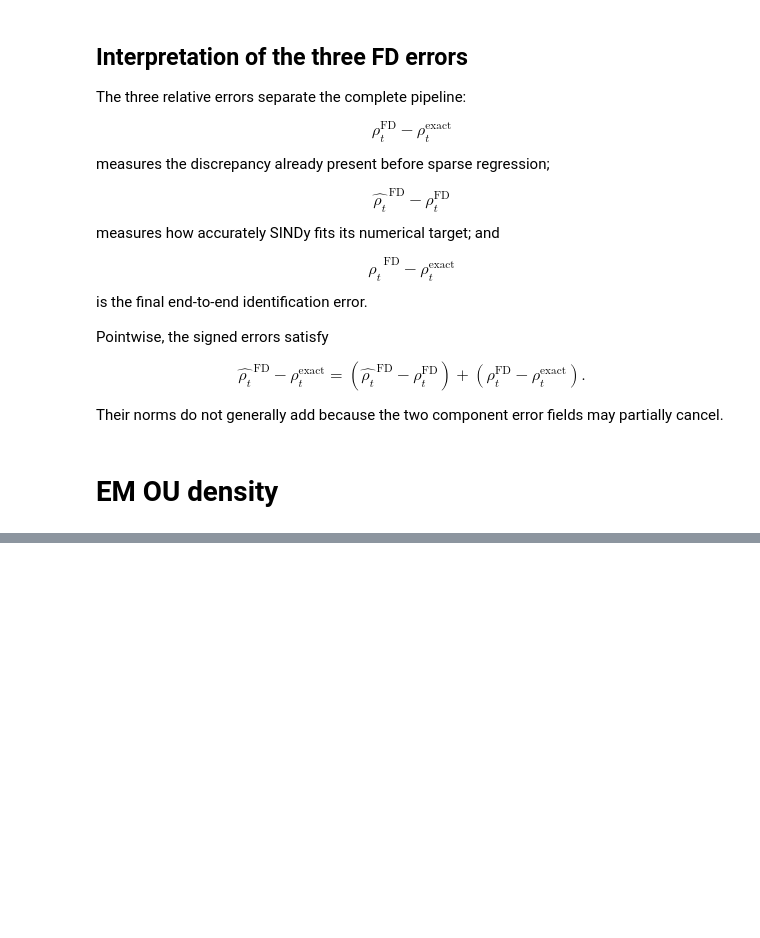
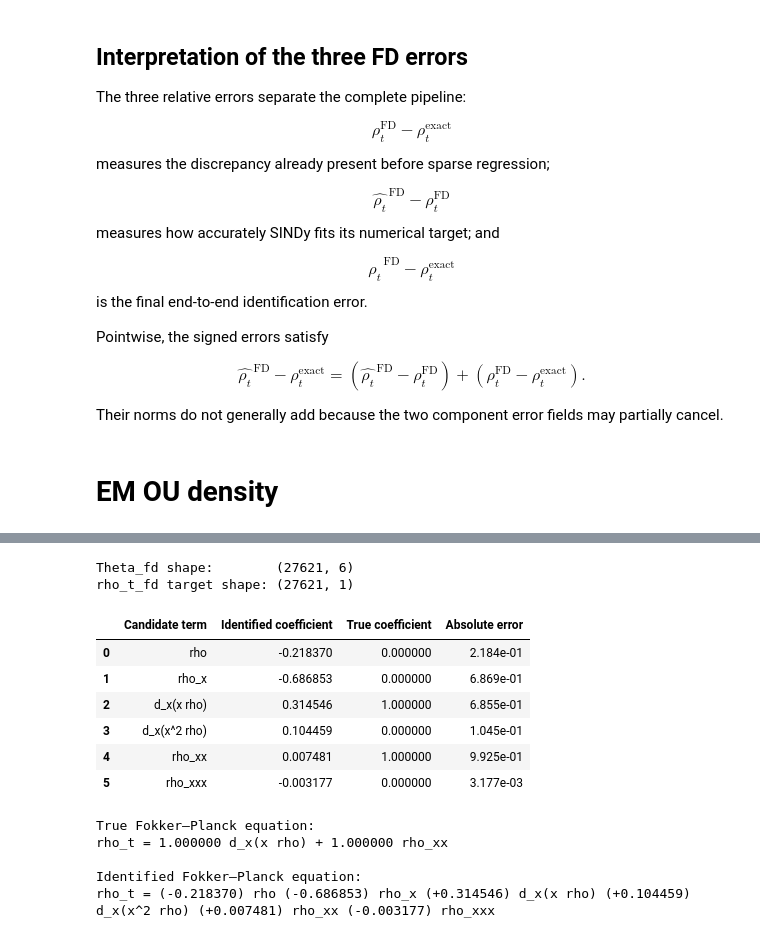
Before and after one commit to Nickkklos/URSS_2026, a Jupyter notebook: week_4_exact_fd_corrected.ipynb, the cells around one changed output, grey strips where cells are left out. Cells and saved outputs as stored; diff of their text form; code cells hidden in the pictures; blank space fills up the shorter version.

```diff
--- a/week_4_exact_fd_corrected.ipynb
+++ b/week_4_exact_fd_corrected.ipynb
@@ -1087,0 +1296,76 @@ from ou_em import solve_ou_em
+# %%
+# ============================================================
+# 3.8 Interior fitting region and sparse regression
+# ============================================================
+
+space_slice_em = slice(4, -4)
+time_slice_em = slice(2, -2)
+
+Theta_em = np.column_stack([
+    field[space_slice_em, time_slice_em].ravel()
+    for field in candidate_fields_em.values()
+])
+
+rho_t_em_vector = rho_t_em[
+    space_slice_em,
+    time_slice_em,
+].ravel().reshape(-1, 1)
+
+optimizer_em = ps.STLSQ(
+    threshold=0.1,
+    alpha=1e-10,
+    max_iter=50,
+    normalize_columns=True,
+)
+
+optimizer_em.fit(
+    Theta_em,
+    rho_t_em_vector,
+)
+
+coefficients_em = optimizer_em.coef_.reshape(-1)
+
+print("Theta_fd shape:       ", Theta_em.shape)
+print("rho_t_fd target shape:", rho_t_em_vector.shape)
+# %% [output]
+Theta_fd shape:        (27621, 6)
+rho_t_fd target shape: (27621, 1)
+# %%
+# ============================================================
+# 3.9 Identified EM-data coefficients and PDE
+# ============================================================
+
+coefficient_table_em = pd.DataFrame({
+    "Candidate term": feature_names_em,
+    "Identified coefficient": coefficients_em,
+    "True coefficient": true_coefficients_em,
+    "Absolute error": np.abs(
+        coefficients_em - true_coefficients_em
+    ),
+})
+
+display(
+    coefficient_table_em.style.format({
+        "Identified coefficient": "{:.6f}",
+        "True coefficient": "{:.6f}",
+        "Absolute error": "{:.3e}",
+    })
+)
+
+print_identified_equation(
+    feature_names_em,
+    coefficients_em,
+)
+# %% [output]
+|  | Candidate term | Identified coefficient | True coefficient | Absolute error |
+| 0 | rho | -0.218370 | 0.000000 | 2.184e-01 |
+| 1 | rho_x | -0.686853 | 0.000000 | 6.869e-01 |
+| 2 | d_x(x rho) | 0.314546 | 1.000000 | 6.855e-01 |
+| 3 | d_x(x^2 rho) | 0.104459 | 0.000000 | 1.045e-01 |
+| 4 | rho_xx | 0.007481 | 1.000000 | 9.925e-01 |
+| 5 | rho_xxx | -0.003177 | 0.000000 | 3.177e-03 |
+True Fokker–Planck equation:
+rho_t = 1.000000 d_x(x rho) + 1.000000 rho_xx
+
+Identified Fokker–Planck equation:
+rho_t = (-0.218370) rho (-0.686853) rho_x (+0.314546) d_x(x rho) (+0.104459) d_x(x^2 rho) (+0.007481) rho_xx (-0.003177) rho_xxx
```
Also changed, not shown: parts of 9 cells of this notebook, 3 other files.
